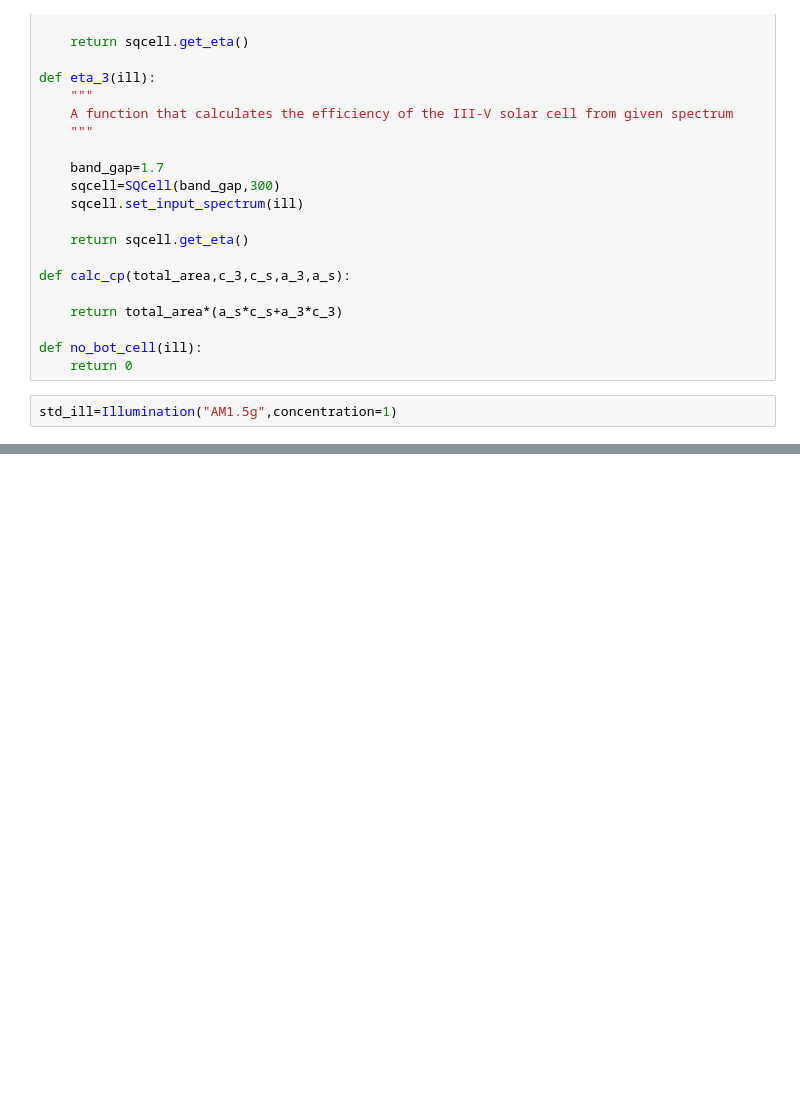
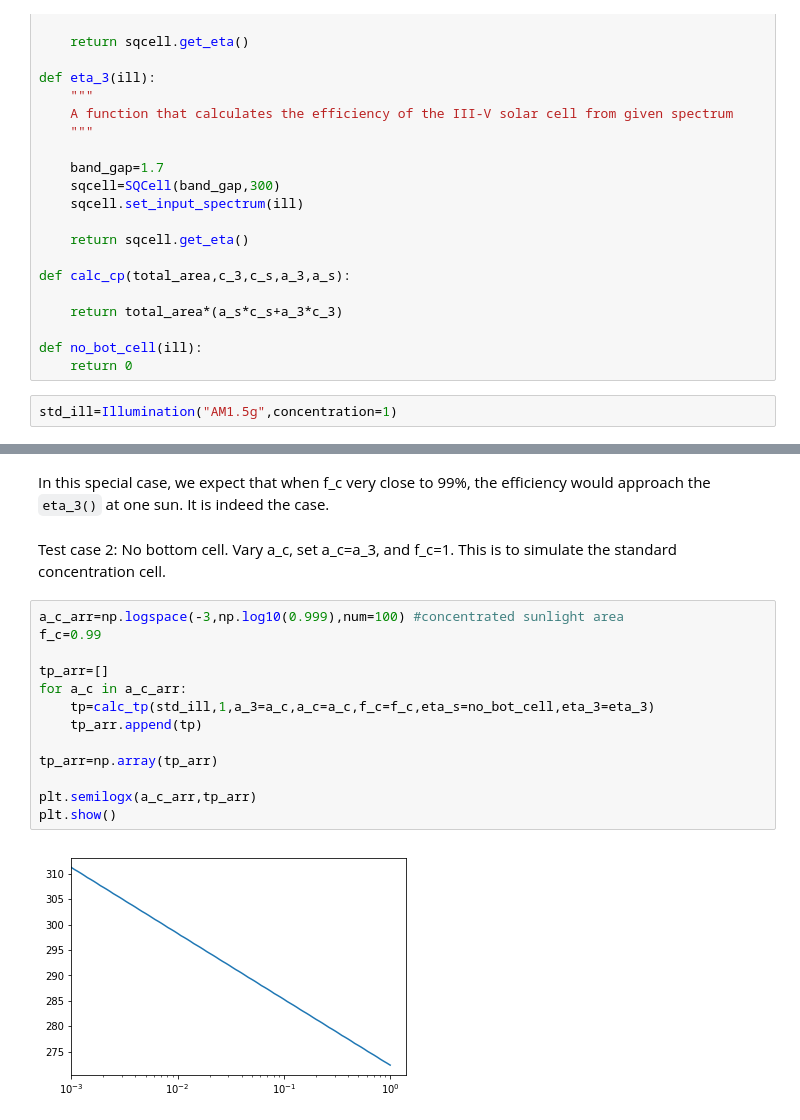
Before and after one commit to kanhua/pypvcell, a Jupyter notebook: examples/PCSC calculation/Naive PCSC v3.ipynb, the cells around one changed output, grey strips where cells are left out. Drawn from its saved outputs; the diff is of its cells as text; blank space fills up the shorter version.

````diff
--- a/examples/PCSC calculation/Naive PCSC v3.ipynb
+++ b/examples/PCSC calculation/Naive PCSC v3.ipynb
@@ -60,0 +80,19 @@ Test case 2: III-V area is larger than the concentrated area
+# %% [markdown]
+In this special case, we expect that when f_c very close to 99%, the efficiency would approach the ```eta_3()``` at one sun. It is indeed the case.
+# %% [markdown]
+Test case 2: No bottom cell. Vary a_c, set a_c=a_3, and f_c=1. This is to simulate the standard concentration cell.
+# %%
+a_c_arr=np.logspace(-3,np.log10(0.999),num=100) #concentrated sunlight area
+f_c=0.99
+
+tp_arr=[]
+for a_c in a_c_arr:
+    tp=calc_tp(std_ill,1,a_3=a_c,a_c=a_c,f_c=f_c,eta_s=no_bot_cell,eta_3=eta_3)
+    tp_arr.append(tp)
+
+tp_arr=np.array(tp_arr)
+
+plt.semilogx(a_c_arr,tp_arr)
+plt.show()
+# %% [output]
+[figure, added]
````
Also changed, not shown: parts of 33 cells of this notebook, 2 other files.
